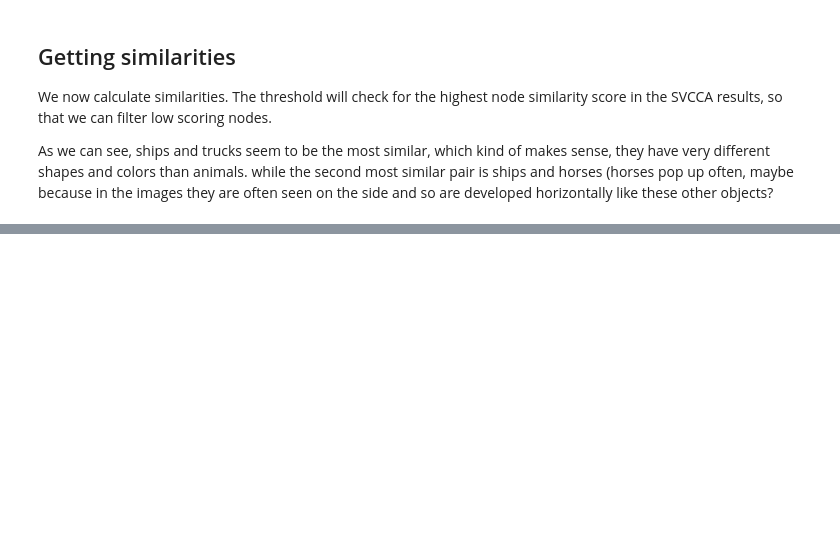
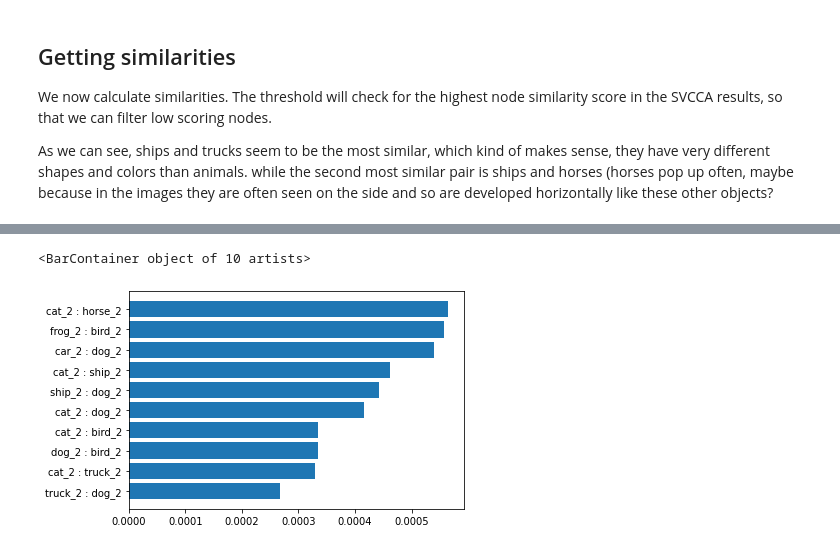
Before and after one commit to andcarnivorous/svcca_cifar_notebook, a Jupyter notebook: activations_between_classes.ipynb, the cells around one changed output, grey strips where cells are left out. Drawn from its saved outputs; the diff is of its cells as text; code cells hidden in the pictures; blank space fills up the shorter version.

```diff
--- a/activations_between_classes.ipynb
+++ b/activations_between_classes.ipynb
@@ -247,0 +263,9 @@ truck_1 : horse_1
+# %%
+import matplotlib.pyplot as plt
+
+cka_results = net.get_similarities(verbose=True, algo="cka", layer=2)
+# %%
+plt.barh(list(cka_results.keys())[:10], list(cka_results.values())[:10])
+# %% [output]
+<BarContainer object of 10 artists>
+[figure, added]
```
Also changed, not shown: parts of 9 cells of this notebook.
